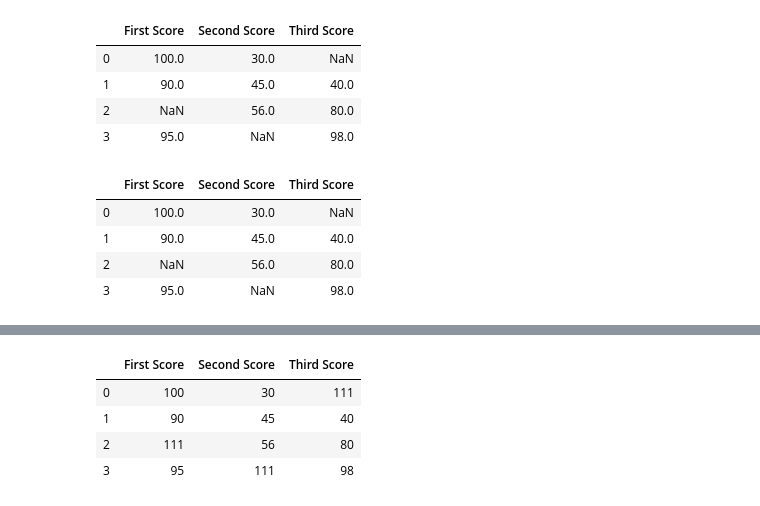
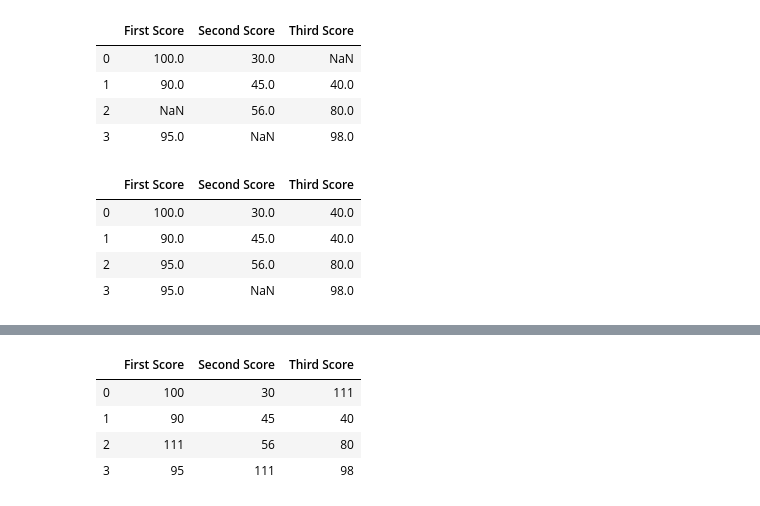
Before and after one commit to vijeeshtp/pandas1, a Jupyter notebook: Untitled.ipynb, the cells around one changed output, grey strips where cells are left out. Cells and saved outputs as stored; diff of their text form; code cells hidden in the pictures.

```diff
--- a/Untitled.ipynb
+++ b/Untitled.ipynb
@@ -857,15 +864,22 @@ df
 | 2 | NaN | 56.0 | 80.0 |
 | 3 | 95.0 | NaN | 98.0 |
 # %%
+dict = {'First Score':[100, 90, np.nan, 95],
+        'Second Score': [30, 45, 56, np.nan],
+        'Third Score':[np.nan, 40, 80, 98]}
+
+
+# creating a dataframe from dictionary
+df = pd.DataFrame(dict)
 # filling a missing value with previous ones
-df.fillna(method ='pad')
+#df= df.fillna(method ='pad')
 
 # filling  null value using fillna() function
-#df.fillna(method ='bfill')
+df= df.fillna(method ='bfill')
 df
 # %% [output]
 |  | First Score | Second Score | Third Score |
-| 0 | 100.0 | 30.0 | NaN |
+| 0 | 100.0 | 30.0 | 40.0 |
 | 1 | 90.0 | 45.0 | 40.0 |
-| 2 | NaN | 56.0 | 80.0 |
+| 2 | 95.0 | 56.0 | 80.0 |
 | 3 | 95.0 | NaN | 98.0 |
```
Also changed, not shown: parts of 22 cells of this notebook, 1 other file.
